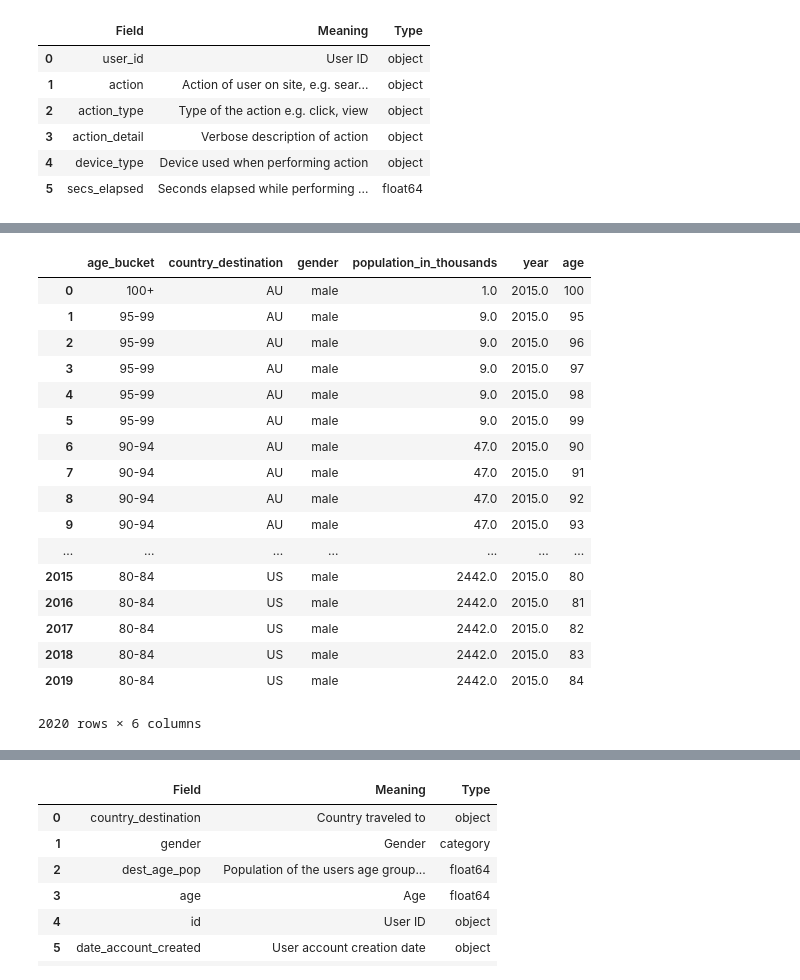
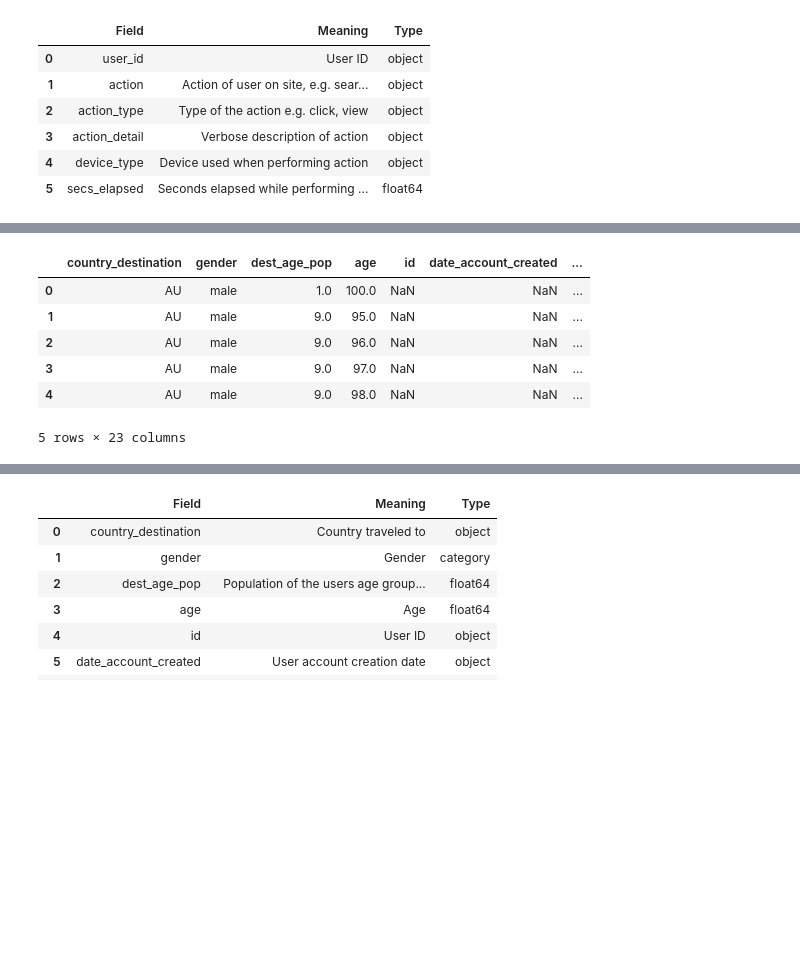
Before and after one commit to TJBANEY/Springboard-Code, a Jupyter notebook: Capstone 1 Data Wrangling.ipynb, the cells around one changed output, grey strips where cells are left out. Cells and saved outputs as stored; diff of their text form; code cells hidden in the pictures; blank space fills up the shorter version.

```diff
--- a/Capstone 1 Data Wrangling.ipynb
+++ b/Capstone 1 Data Wrangling.ipynb
@@ -269,33 +273,21 @@ age_gender['age_list'] = age_gender.apply(lambda x: getAgeList(x), axis=1)
 # %%
 l = age_gender['age_list'].str.len()
 cols = age_gender.columns.difference(['age_list'])
 
 df = pd.DataFrame({col: np.repeat(age_gender[col].values, l) for col in cols})
 df['age'] = np.concatenate(age_gender['age_list'].values).astype(int)
 
 user_country_buckets = pd.merge(df, user_and_country, how="outer", on=['age', 'country_destination', 'gender'])
 user_country_buckets = user_country_buckets.drop('age_bucket', axis=1)
 user_country_buckets = user_country_buckets.drop('year', axis=1)
 
 user_country_buckets = user_country_buckets.rename(columns={'population_in_thousands': 'dest_age_pop'})
-# user_country_buckets['dest_age_pop'] = user_country_buckets['dest_age_pop'].apply(lambda x: if math.ceil(x*1000))
-df
+user_country_buckets.head(5)
 # %% [output]
-|  | age_bucket | country_destination | gender | population_in_thousands | year | age |
-| 0 | 100+ | AU | male | 1.0 | 2015.0 | 100 |
-| 1 | 95-99 | AU | male | 9.0 | 2015.0 | 95 |
-| 2 | 95-99 | AU | male | 9.0 | 2015.0 | 96 |
-| 3 | 95-99 | AU | male | 9.0 | 2015.0 | 97 |
-| 4 | 95-99 | AU | male | 9.0 | 2015.0 | 98 |
-| 5 | 95-99 | AU | male | 9.0 | 2015.0 | 99 |
-| 6 | 90-94 | AU | male | 47.0 | 2015.0 | 90 |
-| 7 | 90-94 | AU | male | 47.0 | 2015.0 | 91 |
-| 8 | 90-94 | AU | male | 47.0 | 2015.0 | 92 |
-| 9 | 90-94 | AU | male | 47.0 | 2015.0 | 93 |
-| ... | ... | ... | ... | ... | ... | ... |
-| 2015 | 80-84 | US | male | 2442.0 | 2015.0 | 80 |
-| 2016 | 80-84 | US | male | 2442.0 | 2015.0 | 81 |
-| 2017 | 80-84 | US | male | 2442.0 | 2015.0 | 82 |
-| 2018 | 80-84 | US | male | 2442.0 | 2015.0 | 83 |
-| 2019 | 80-84 | US | male | 2442.0 | 2015.0 | 84 |
+|  | country_destination | gender | dest_age_pop | age | id | date_account_created | ... |
+| 0 | AU | male | 1.0 | 100.0 | NaN | NaN | ... |
+| 1 | AU | male | 9.0 | 95.0 | NaN | NaN | ... |
+| 2 | AU | male | 9.0 | 96.0 | NaN | NaN | ... |
+| 3 | AU | male | 9.0 | 97.0 | NaN | NaN | ... |
+| 4 | AU | male | 9.0 | 98.0 | NaN | NaN | ... |
-2020 rows × 6 columns
+5 rows × 23 columns
```
Also changed, not shown: parts of 18 cells of this notebook, 7 other files.
